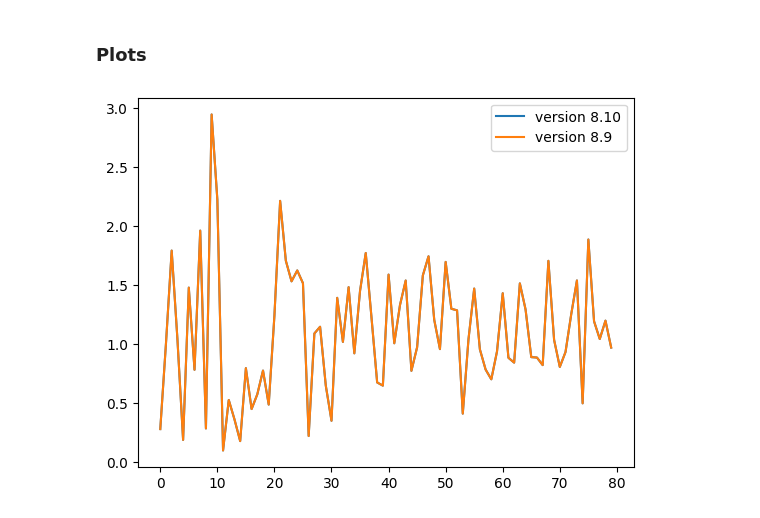
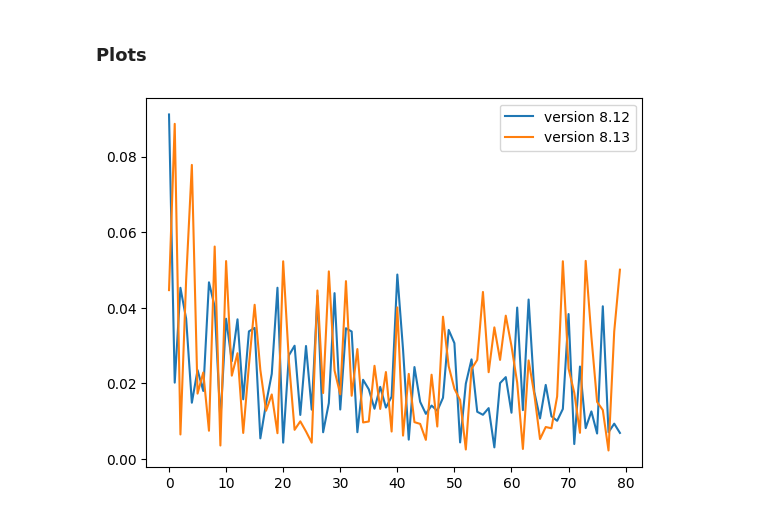
Before and after one commit to Yurivanderburg/II_GAN, a Jupyter notebook: Ellipsoids/Analysis.ipynb, the cells around one changed output. Saved outputs shown, nothing was run; the diff lists cells and outputs as text; code cells hidden in the pictures.

```diff
--- a/Ellipsoids/Analysis.ipynb
+++ b/Ellipsoids/Analysis.ipynb
@@ -11,13 +11,12 @@ import numpy as np
 ### Load experiments
 # %%
 experiment_v07 = tb.data.experimental.ExperimentFromDev("nOSG6UAvRIa3jJJ2NGd4cQ")
-experiment_v08 = tb.data.experimental.ExperimentFromDev("xRf8YqkkTByQQeNvQnU2tg")
+experiment_v08 = tb.data.experimental.ExperimentFromDev("wrI0ZoL2TWWF2EZtnXj2lA")
 
 df_v07_ = experiment_v07.get_scalars()
 df_v08_ = experiment_v08.get_scalars()
 
-#df_v07 = df_v07_.copy()
-#df_v08 = df_v08_.copy()
+losses = ['disc_loss', 'gen_gan_loss', 'gen_l1_loss', 'gen_total_loss']
 # %% [markdown]
 ### Analysis
 # %%
@@ -72,13 +55,13 @@ df_v08
 # %% [markdown]
 ### Plots
 # %%
-plt.plot(df_v08[(df_v08.version == 'run8.10') & (df_v08.tag == 'disc_loss')].step,
-         df_v08[(df_v08.version == 'run8.10') & (df_v08.tag == 'disc_loss')].value,
-            label="version 8.10")
-plt.plot(df_v08[(df_v08.version == 'run8.10') & (df_v08.tag == 'disc_loss')].step,
-         df_v08[(df_v08.version == 'run8.10') & (df_v08.tag == 'disc_loss')].value,
-            label="version 8.9")
+plt.plot(df_v08[(df_v08.version == 'run8.12') & (df_v08.tag == losses[2])].step,
+         df_v08[(df_v08.version == 'run8.12') & (df_v08.tag == losses[2])].value,
+            label= 'version 8.12')
+plt.plot(df_v08[(df_v08.version == 'run8.13') & (df_v08.tag == losses[2])].step,
+         df_v08[(df_v08.version == 'run8.13') & (df_v08.tag == losses[2])].value,
+            label= 'version 8.13')
 plt.legend()
 plt.show()
 # %% [output]
-[figure, old version]
+[figure, new version]
```
Also changed, not shown: parts of 1 cell of this notebook, 2 other files.
